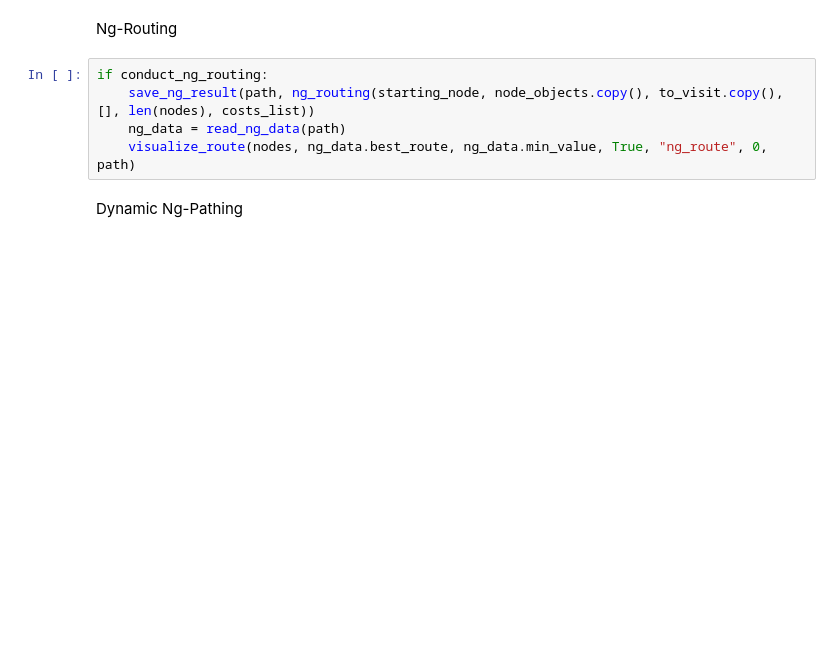
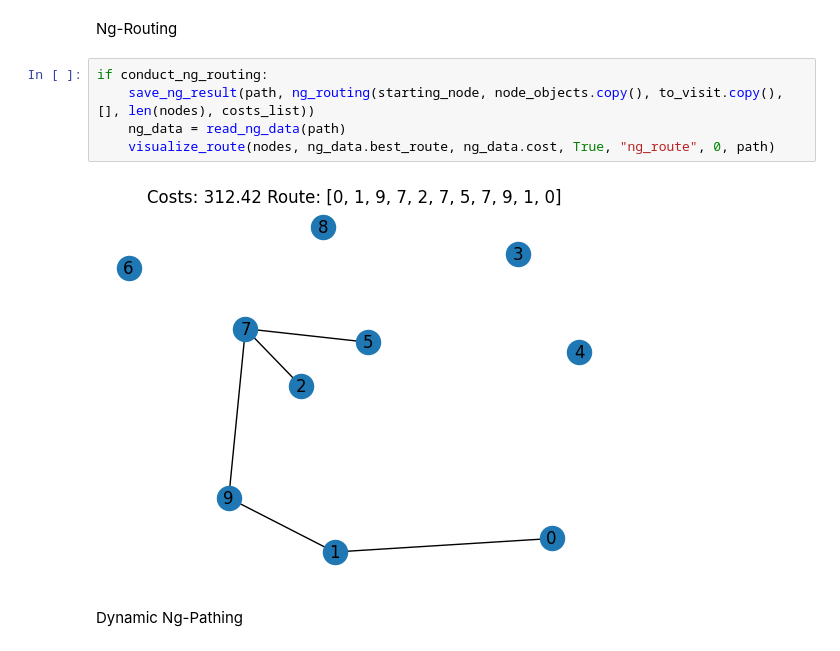
Before and after one commit to BrainDamage22/masters_thesis, a Jupyter notebook: master_thesis.ipynb, the cells around one changed output. Cells and saved outputs as stored; diff of their text form; blank space fills up the shorter version.

```diff
--- a/master_thesis.ipynb
+++ b/master_thesis.ipynb
@@ -64,8 +67,10 @@ Ng-Routing
 # %%
 if conduct_ng_routing:
     save_ng_result(path, ng_routing(starting_node, node_objects.copy(), to_visit.copy(), [], len(nodes), costs_list))
     ng_data = read_ng_data(path)
-    visualize_route(nodes, ng_data.best_route, ng_data.min_value, True, "ng_route", 0, path)
+    visualize_route(nodes, ng_data.best_route, ng_data.cost, True, "ng_route", 0, path)
+# %% [output]
+[figure, added]
 # %% [markdown]
 Dynamic Ng-Pathing
 # %%
```
Also changed, not shown: parts of 10 cells of this notebook, 5 other files.
